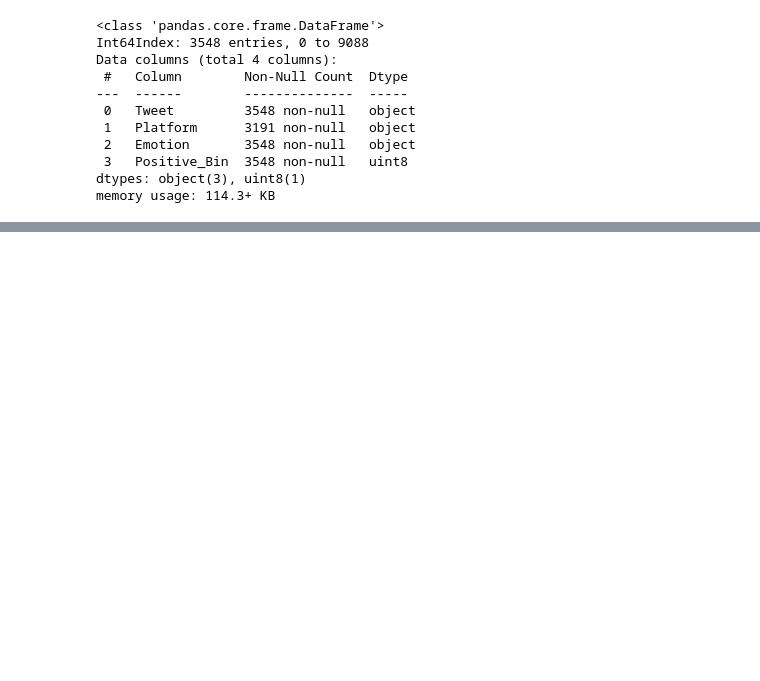
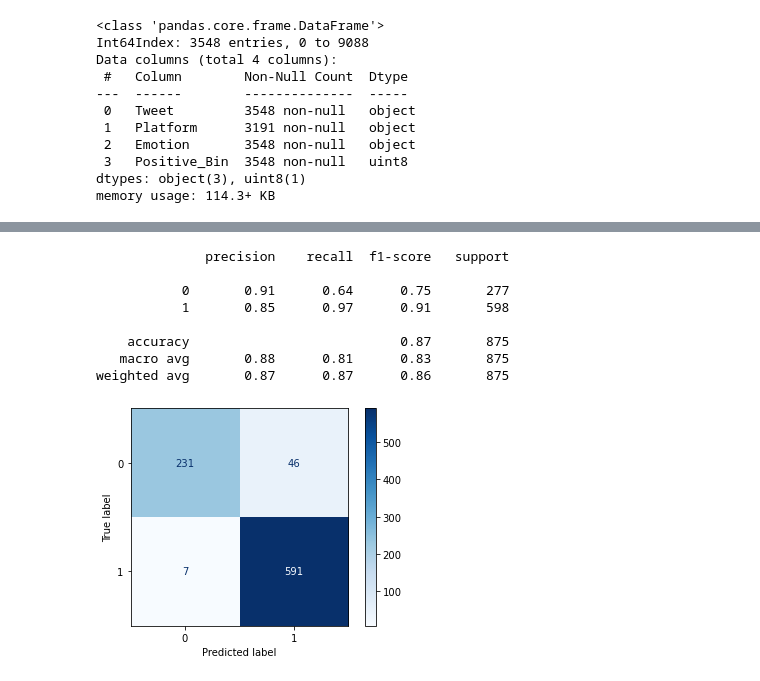
Before and after one commit to JosephDenney/Tweet_Sentiment, a Jupyter notebook: Tweet_Analysis.ipynb, the cells around one changed output, grey strips where cells are left out. Cells and saved outputs as stored; diff of their text form; code cells hidden in the pictures; blank space fills up the shorter version.

```diff
--- a/Tweet_Analysis.ipynb
+++ b/Tweet_Analysis.ipynb
@@ -451,0 +485,14 @@ len(set(stopped_tokenz))
+# %%
+y_hat_tf_idf = model_tf_idf.predict(X_test_count)
+# %%
+evaluate_model(y_test, y_hat_tf_idf, X_test_tf_idf,clf=model_tf_idf) # slightly better performance
+# %% [output]
+              precision    recall  f1-score   support
+
+           0       0.91      0.64      0.75       277
+           1       0.85      0.97      0.91       598
+
+    accuracy                           0.87       875
+   macro avg       0.88      0.81      0.83       875
+weighted avg       0.87      0.87      0.86       875
+[figure, added]
```
Also changed, not shown: parts of 93 cells of this notebook, 2 other files.
